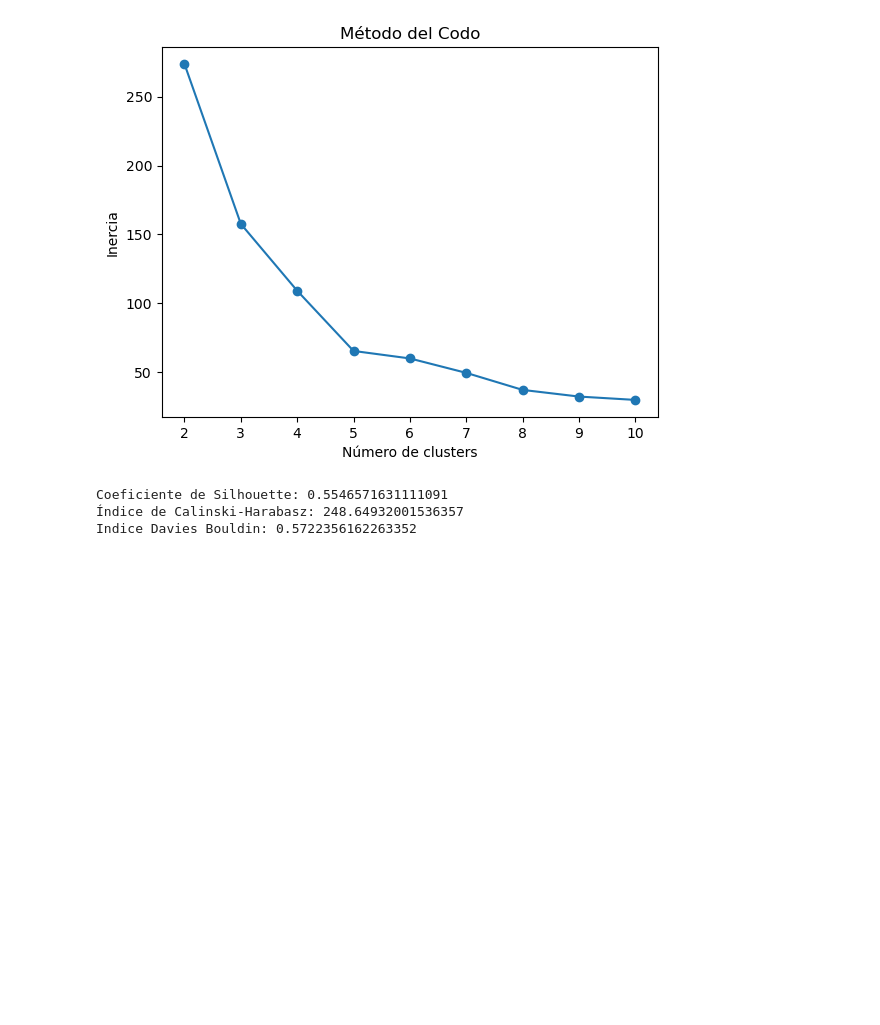
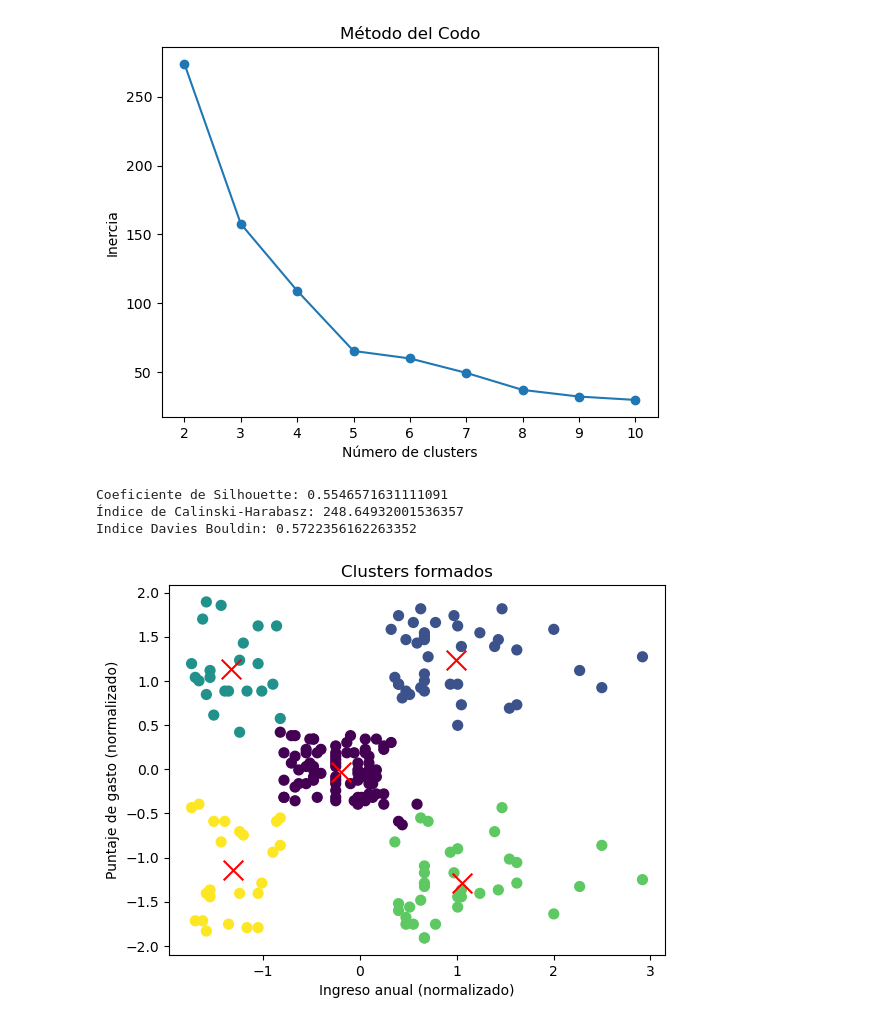
Before and after one commit to tancaf/AnalisisDatos_Tarea4, a Jupyter notebook: K-means.ipynb, the cells around one changed output. Cells and saved outputs as stored; diff of their text form; code cells hidden in the pictures; blank space fills up the shorter version.

```diff
--- a/K-means.ipynb
+++ b/K-means.ipynb
@@ -99,3 +99,13 @@ print(f"Indice Davies Bouldin: {davies}")
 Coeficiente de Silhouette: 0.5546571631111091
 Índice de Calinski-Harabasz: 248.64932001536357
 Indice Davies Bouldin: 0.5722356162263352
+# %%
+# 6. Visualización
+plt.scatter(df_scaled[:, 0], df_scaled[:, 1], c=labels, cmap='viridis', s=50)
+plt.scatter(kmeans.cluster_centers_[:, 0], kmeans.cluster_centers_[:, 1], s=200, c='red', marker='x')
+plt.title("Clusters formados")
+plt.xlabel("Ingreso anual (normalizado)")
+plt.ylabel("Puntaje de gasto (normalizado)")
+plt.show()
+# %% [output]
+[figure, added]
```
Also changed, not shown: parts of 1 cell of this notebook.
